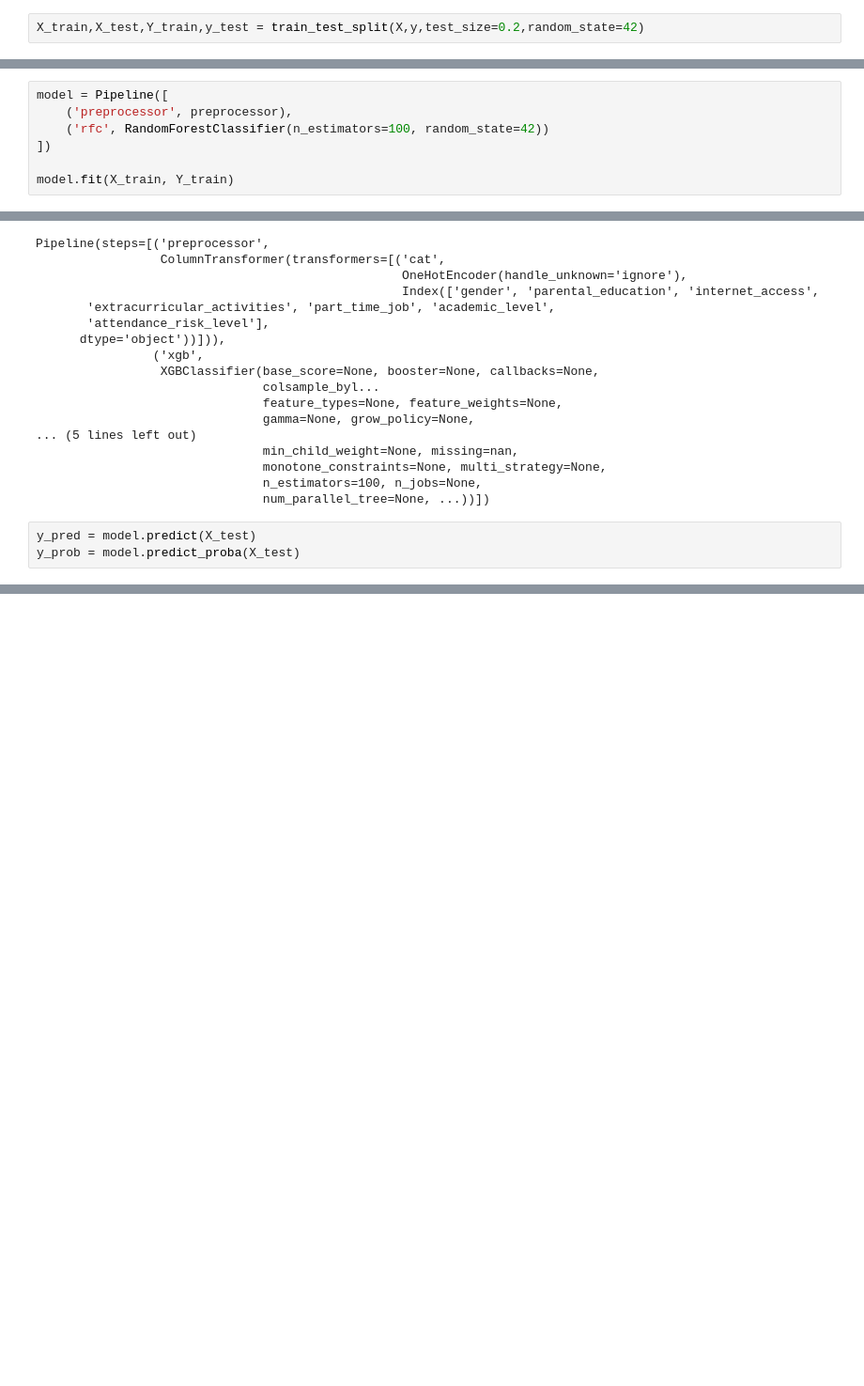
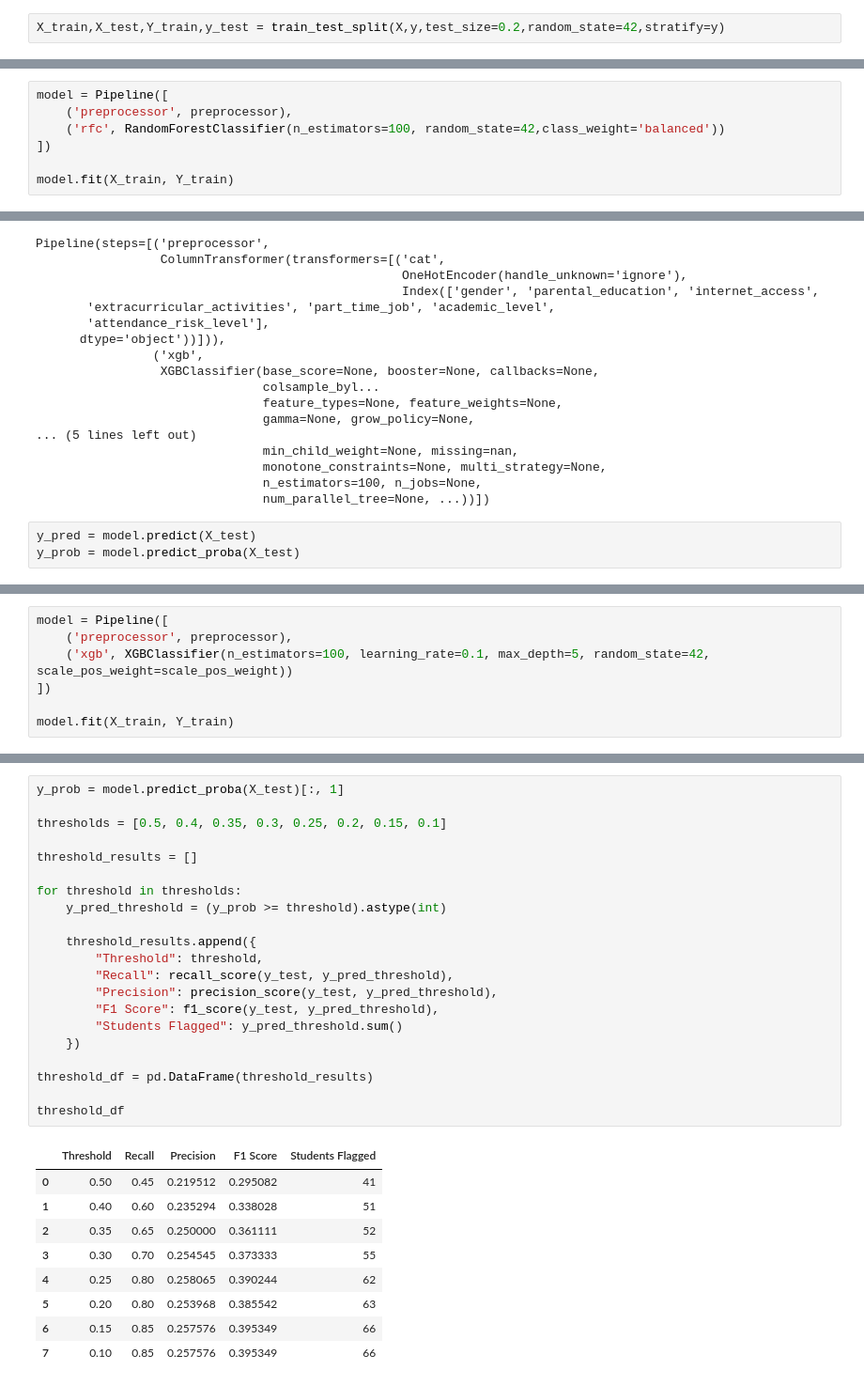
Before and after one commit to srinijamadireddy19/Early-Academic-Warning-Student-Retention-System-EAWS-, a Jupyter notebook: 03-classification-ipynb.ipynb, the cells around one changed output, grey strips where cells are left out. Shown at 94% size. Drawn from its saved outputs; the diff is of its cells as text; blank space fills up the shorter version.

```diff
--- a/03-classification-ipynb.ipynb
+++ b/03-classification-ipynb.ipynb
@@ -65,7 +65,7 @@ preprocessor = ColumnTransformer([
     ('cat', OneHotEncoder(handle_unknown='ignore'), cat_cols)
 ])
 # %%
-X_train,X_test,Y_train,y_test = train_test_split(X,y,test_size=0.2,random_state=42)
+X_train,X_test,Y_train,y_test = train_test_split(X,y,test_size=0.2,random_state=42,stratify=y)
 # %% [markdown]
 ## 1. Logistic Regression
 # %%
@@ -100,7 +103,7 @@ results.loc[len(results)] = [
 # %%
 model = Pipeline([
     ('preprocessor', preprocessor),
-    ('rfc', RandomForestClassifier(n_estimators=100, random_state=42))
+    ('rfc', RandomForestClassifier(n_estimators=100, random_state=42,class_weight='balanced'))
 ])
 
 model.fit(X_train, Y_train)
@@ -183,0 +231,7 @@ results
+# %%
+model = Pipeline([
+    ('preprocessor', preprocessor),
+    ('xgb', XGBClassifier(n_estimators=100, learning_rate=0.1, max_depth=5, random_state=42, scale_pos_weight=scale_pos_weight))
+])
+
+model.fit(X_train, Y_train)
@@ -183,0 +256,31 @@ results
+# %%
+y_prob = model.predict_proba(X_test)[:, 1]
+
+thresholds = [0.5, 0.4, 0.35, 0.3, 0.25, 0.2, 0.15, 0.1]
+
+threshold_results = []
+
+for threshold in thresholds:
+    y_pred_threshold = (y_prob >= threshold).astype(int)
+
+    threshold_results.append({
+        "Threshold": threshold,
+        "Recall": recall_score(y_test, y_pred_threshold),
+        "Precision": precision_score(y_test, y_pred_threshold),
+        "F1 Score": f1_score(y_test, y_pred_threshold),
+        "Students Flagged": y_pred_threshold.sum()
+    })
+
+threshold_df = pd.DataFrame(threshold_results)
+
+threshold_df
+# %% [output]
+|  | Threshold | Recall | Precision | F1 Score | Students Flagged |
+| 0 | 0.50 | 0.45 | 0.219512 | 0.295082 | 41 |
+| 1 | 0.40 | 0.60 | 0.235294 | 0.338028 | 51 |
+| 2 | 0.35 | 0.65 | 0.250000 | 0.361111 | 52 |
+| 3 | 0.30 | 0.70 | 0.254545 | 0.373333 | 55 |
+| 4 | 0.25 | 0.80 | 0.258065 | 0.390244 | 62 |
+| 5 | 0.20 | 0.80 | 0.253968 | 0.385542 | 63 |
+| 6 | 0.15 | 0.85 | 0.257576 | 0.395349 | 66 |
+| 7 | 0.10 | 0.85 | 0.257576 | 0.395349 | 66 |
```
Also changed, not shown: parts of 19 cells of this notebook.
